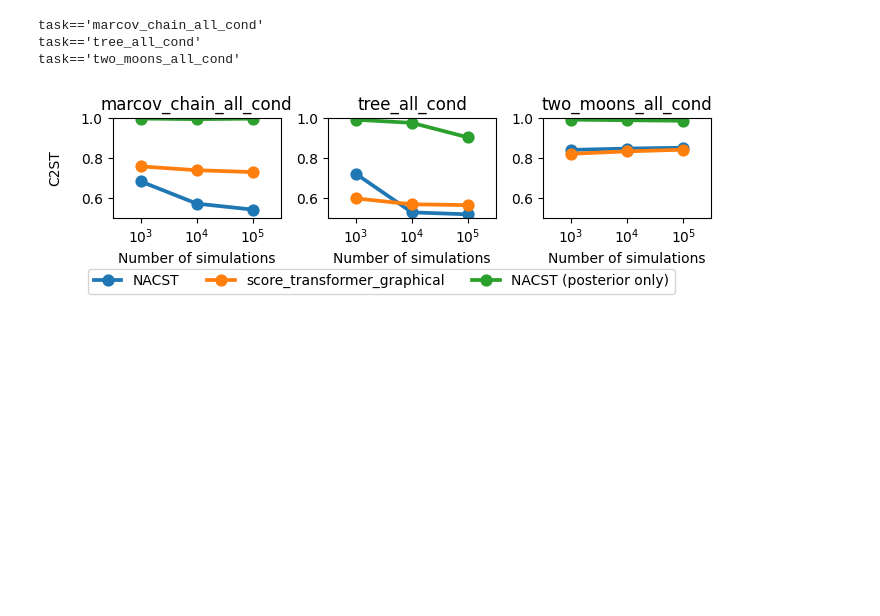
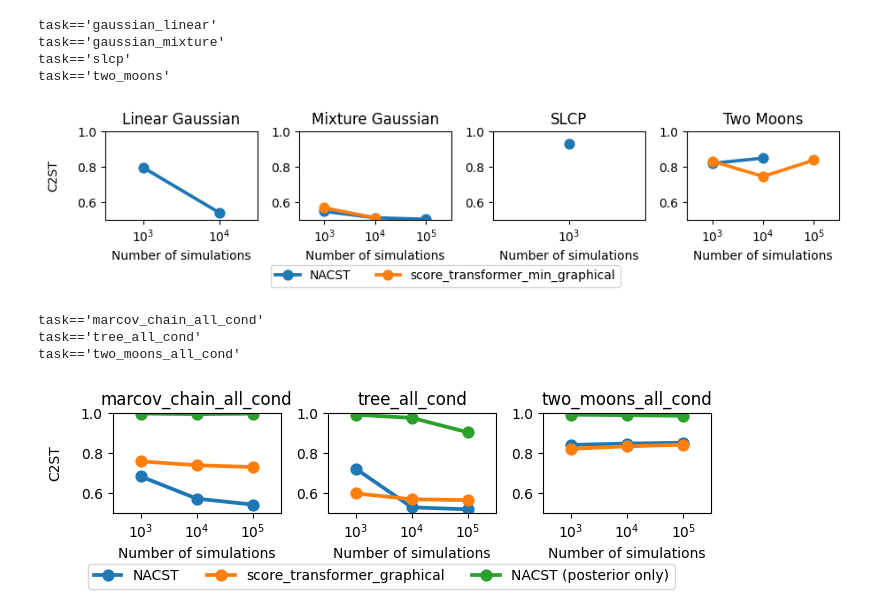
Before and after one commit to mackelab/probjax, a Jupyter notebook: scoresbibm/results.ipynb, the cells around one changed output. Cells and saved outputs as stored; diff of their text form; code cells hidden in the pictures; blank space fills up the shorter version.

```diff
--- a/scoresbibm/results.ipynb
+++ b/scoresbibm/results.ipynb
@@ -24,3 +29,11 @@ task=='two_moons_all_cond'
+# %%
+fig, axes = multi_plot("../results/benchmark_main4", "task", "metric", plot_metric_by_num_simulations, hue="method")
+# %% [output]
+task=='gaussian_linear'
+task=='gaussian_mixture'
+task=='slcp'
+task=='two_moons'
+[figure, added]
 # %%
 fig, axes = multi_plot("/mnt/qb/work/macke/mgloeckler90/probjax/results/benchmark_vesde_all_cond", "task", "metric", plot_metric_by_num_simulations, hue="method")
 # %% [output]
```
Also changed, not shown: parts of 3 cells of this notebook, 12 other files.
